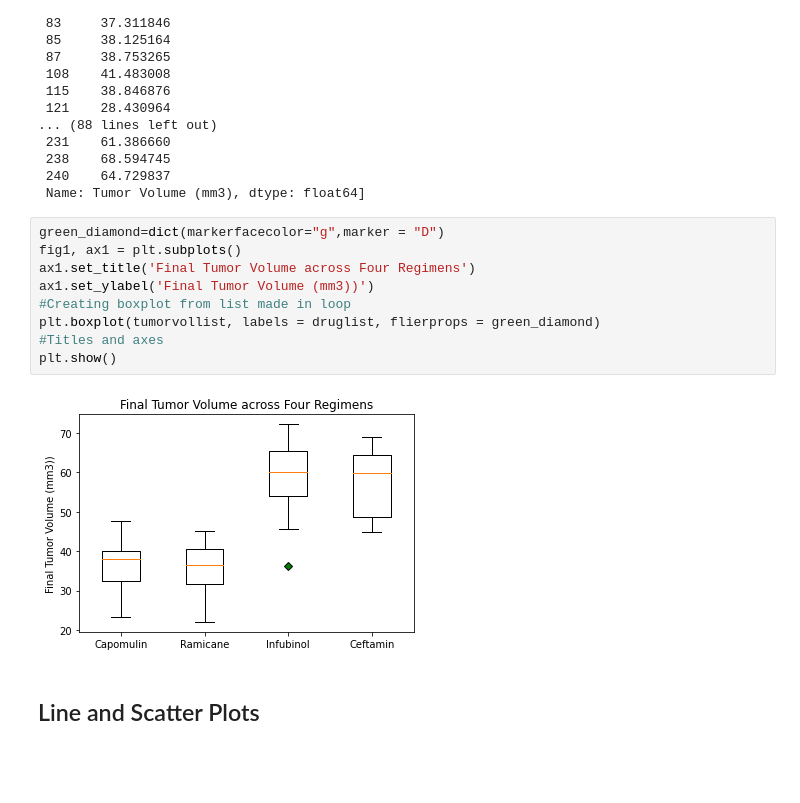
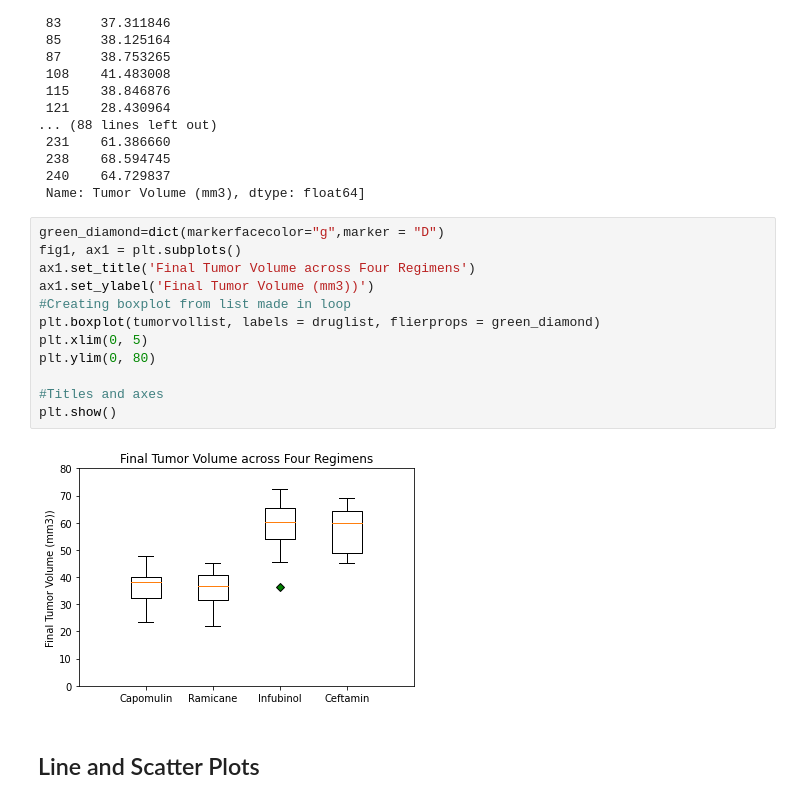
Before and after one commit to chanrce/Matplotlib-challenge, a Jupyter notebook: Instructions/Pymaceuticals/pymaceuticals_starter.ipynb, the cells around one changed output. Drawn from its saved outputs; the diff is of its cells as text; blank space fills up the shorter version.

```diff
--- a/Instructions/Pymaceuticals/pymaceuticals_starter.ipynb
+++ b/Instructions/Pymaceuticals/pymaceuticals_starter.ipynb
@@ -324,14 +324,17 @@ tumorvollist
 # %%
 green_diamond=dict(markerfacecolor="g",marker = "D")
 fig1, ax1 = plt.subplots()
 ax1.set_title('Final Tumor Volume across Four Regimens')
 ax1.set_ylabel('Final Tumor Volume (mm3))')
 #Creating boxplot from list made in loop
 plt.boxplot(tumorvollist, labels = druglist, flierprops = green_diamond)
+plt.xlim(0, 5)
+plt.ylim(0, 80)
+
 #Titles and axes
 plt.show()
 # %% [output]
-[figure, old version]
+[figure, new version]
 # %% [markdown]
 ## Line and Scatter Plots
 # %%
```
Also changed, not shown: parts of 3 cells of this notebook.
